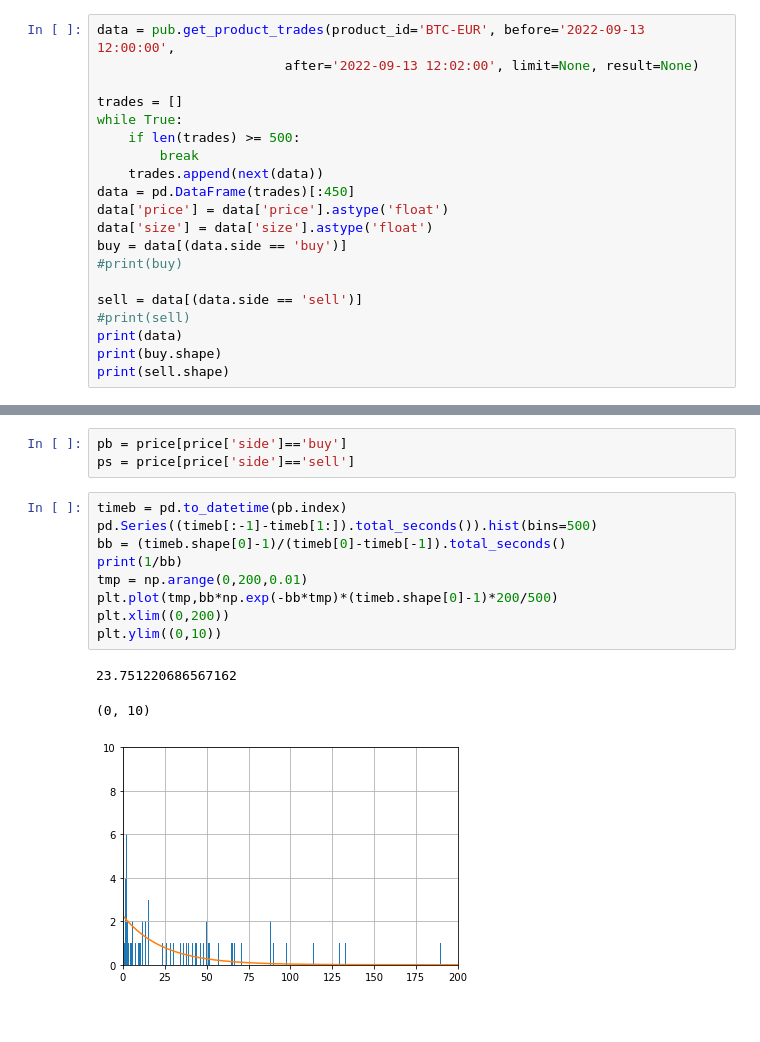
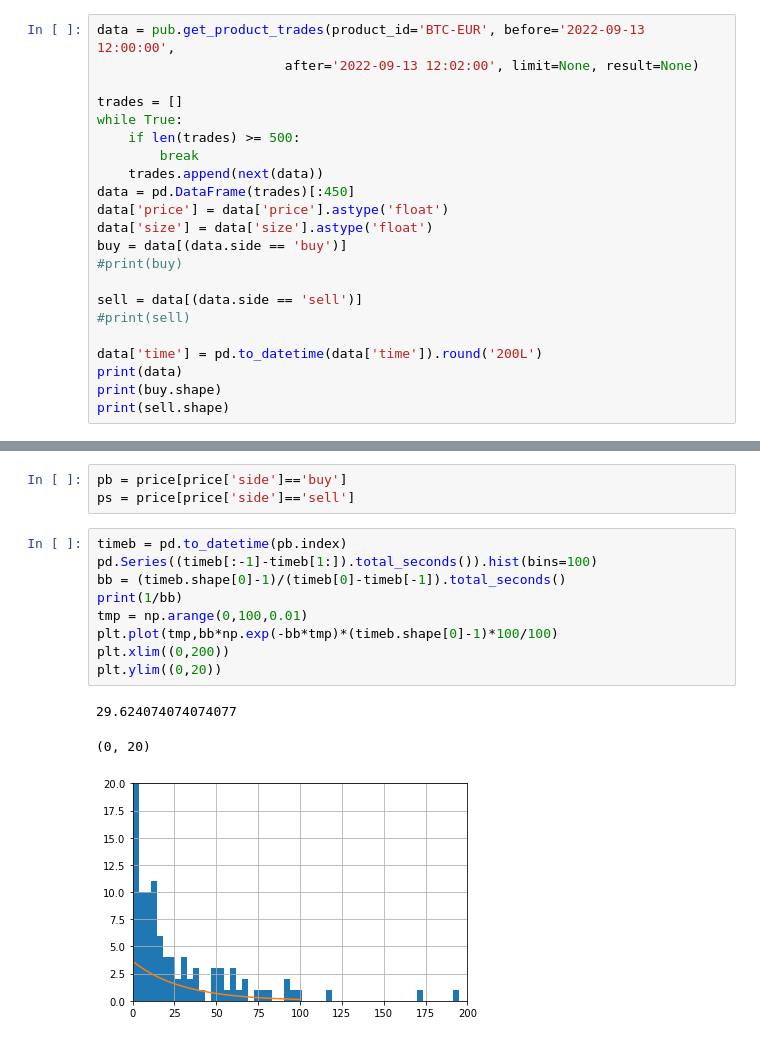
Before and after one commit to oskuH/IDS22-crypto, a Jupyter notebook: main.ipynb, the cells around one changed output, grey strips where cells are left out. Cells and saved outputs as stored; diff of their text form.

```diff
--- a/main.ipynb
+++ b/main.ipynb
@@ -96,6 +96,8 @@ buy = data[(data.side == 'buy')]
 
 sell = data[(data.side == 'sell')]
 #print(sell)
+
+data['time'] = pd.to_datetime(data['time']).round('200L')
 print(data)
 print(buy.shape)
 print(sell.shape)
@@ -206,17 +184,17 @@ pb = price[price['side']=='buy']
 ps = price[price['side']=='sell']
 # %%
 timeb = pd.to_datetime(pb.index)
-pd.Series((timeb[:-1]-timeb[1:]).total_seconds()).hist(bins=500)
+pd.Series((timeb[:-1]-timeb[1:]).total_seconds()).hist(bins=100)
 bb = (timeb.shape[0]-1)/(timeb[0]-timeb[-1]).total_seconds()
 print(1/bb)
-tmp = np.arange(0,200,0.01)
-plt.plot(tmp,bb*np.exp(-bb*tmp)*(timeb.shape[0]-1)*200/500)
+tmp = np.arange(0,100,0.01)
+plt.plot(tmp,bb*np.exp(-bb*tmp)*(timeb.shape[0]-1)*100/100)
 plt.xlim((0,200))
-plt.ylim((0,10))
+plt.ylim((0,20))
 # %% [output]
-23.751220686567162
+29.624074074074077
-(0, 10)
+(0, 20)
-[figure, old version]
+[figure, new version]
 # %%
 times = pd.to_datetime(ps.index)
 pd.Series((times[:-1]-times[1:]).total_seconds()).hist()
```
Also changed, not shown: parts of 17 cells of this notebook.
